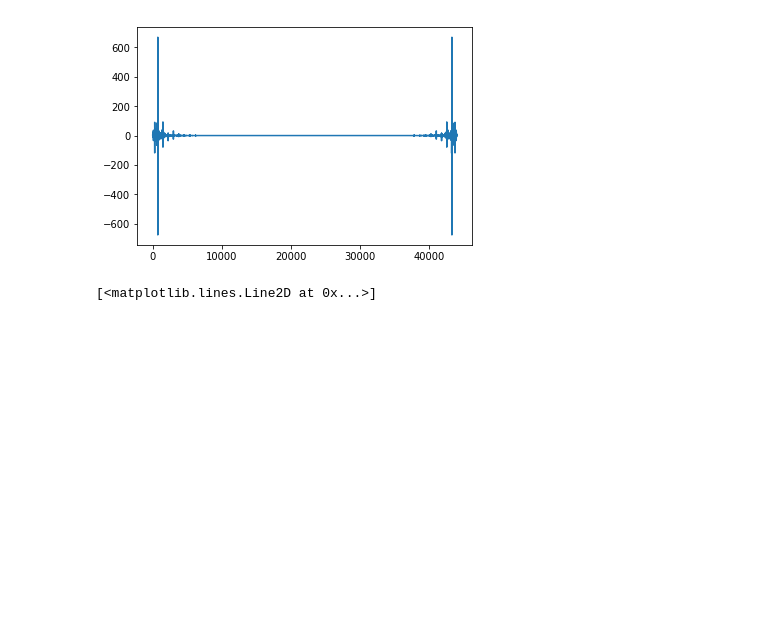
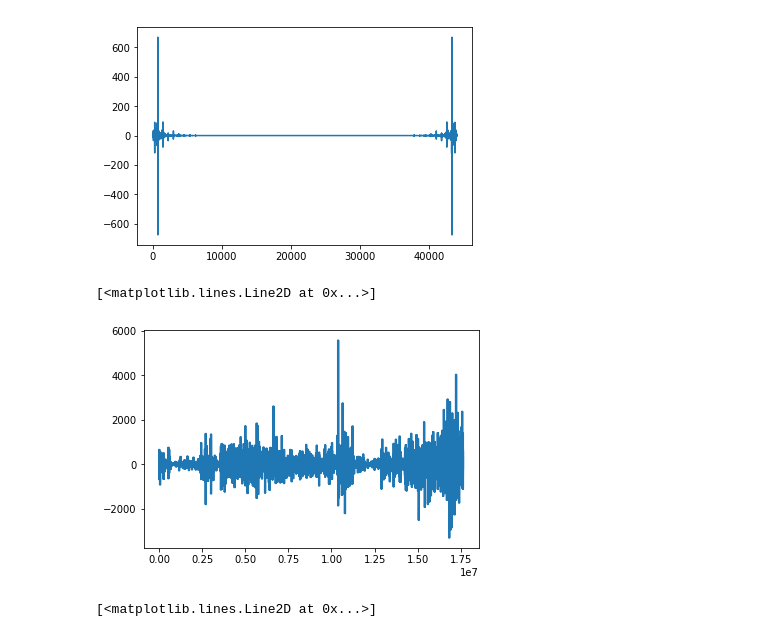
Before and after one commit to LuciusCao/Kara, a Jupyter notebook: visualization.ipynb, the cells around one changed output. Saved outputs shown, nothing was run; the diff lists cells and outputs as text; code cells hidden in the pictures; blank space fills up the shorter version.

```diff
--- a/visualization.ipynb
+++ b/visualization.ipynb
@@ -75,6 +65,11 @@ plt.plot(fft_blocks[100])
 # %% [output]
 [<matplotlib.lines.Line2D at 0x...>]
 [figure]
+# %%
+plt.plot(np.concatenate(fft_blocks[100:500]))
+# %% [output]
+[<matplotlib.lines.Line2D at 0x...>]
+[figure, added]
 # %%
 plt.plot(target_blocks[100])
 # %% [output]
```
Also changed, not shown: parts of 7 cells of this notebook, 4 other files.
